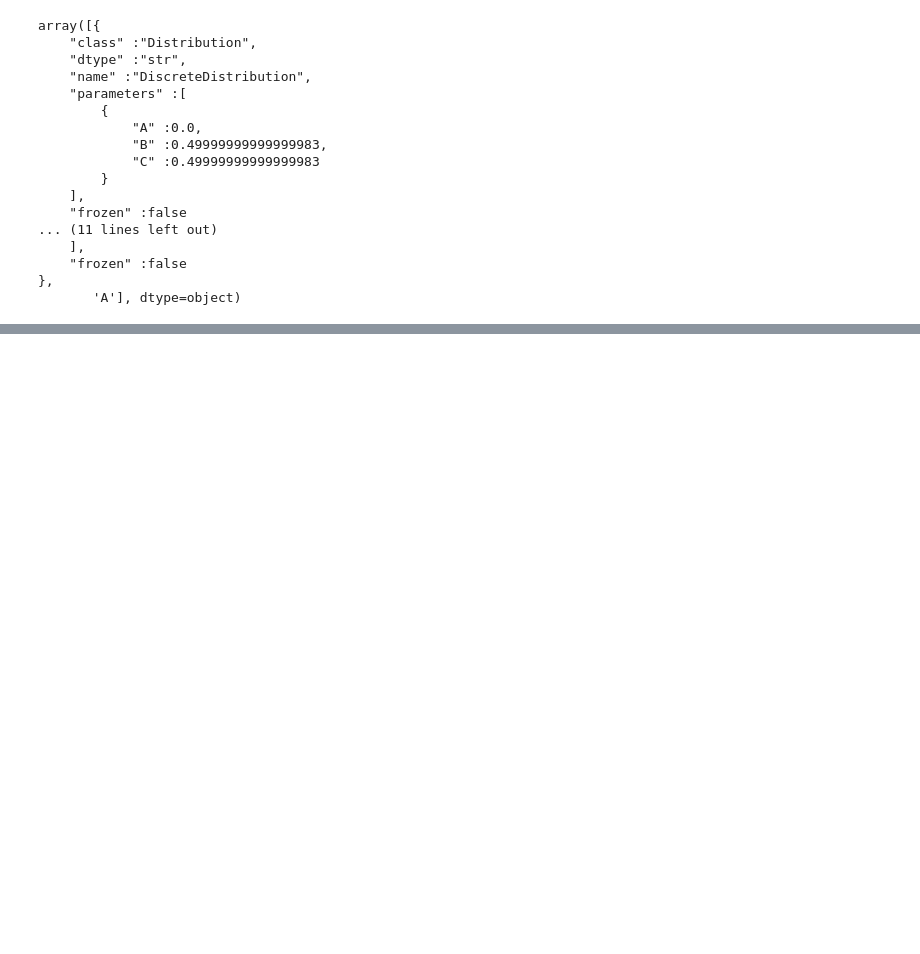
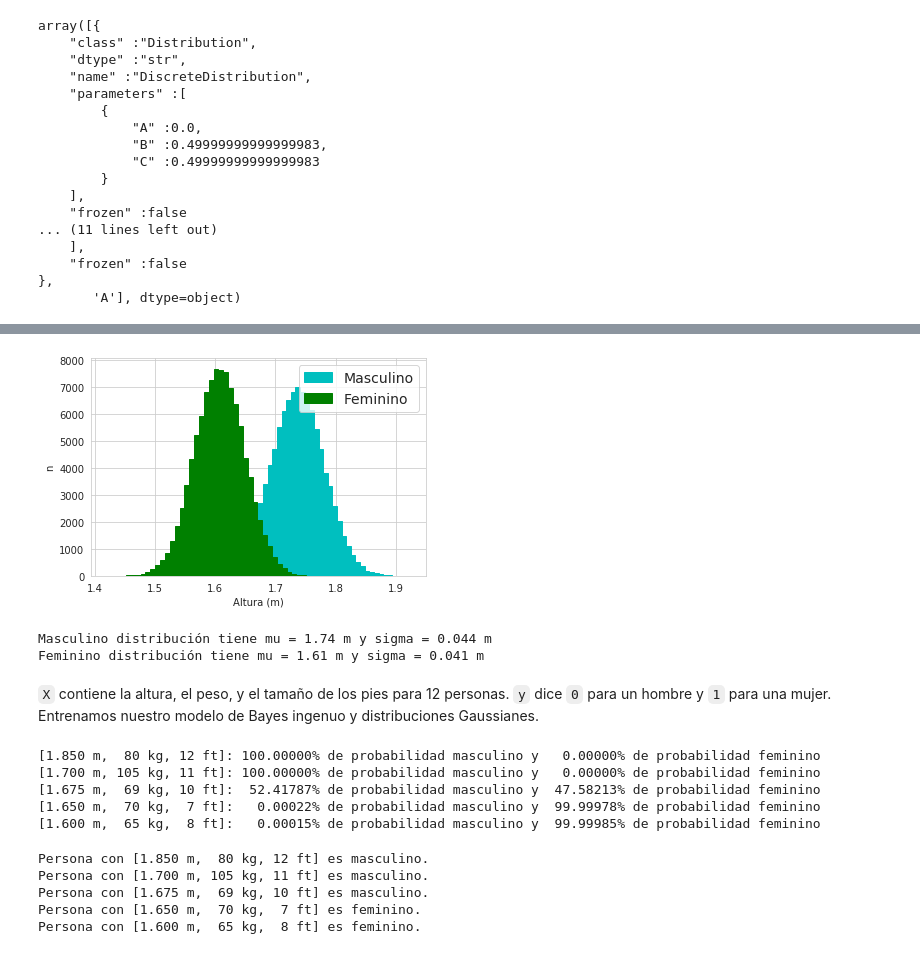
Before and after one commit to GAMES-UChile/Curso-BancoEstado, a Jupyter notebook: modulo9/modulo9.ipynb, the cells around one changed output, grey strips where cells are left out. Cells and saved outputs as stored; diff of their text form; code cells hidden in the pictures; blank space fills up the shorter version.

```diff
--- a/modulo9/modulo9.ipynb
+++ b/modulo9/modulo9.ipynb
@@ -132,0 +142,16 @@ array([{
+# %%
+male.plot(n=100000, edgecolor='c', color='c', bins=50, label='Masculino')
+female.plot(n=100000, edgecolor='g', color='g', bins=50, label='Feminino')
+plt.legend(fontsize=14)
+plt.ylabel('n')
+plt.xlabel('Altura (m)')
+plt.show()
+
+print("Masculino distribución tiene mu = %4.2f m y sigma = %5.3f m" % (male.parameters[0], male.parameters[1]))
+print("Feminino distribución tiene mu = %4.2f m y sigma = %5.3f m" % (female.parameters[0], female.parameters[1]))
+# %% [output]
+[figure, added]
+Masculino distribución tiene mu = 1.74 m y sigma = 0.044 m
+Feminino distribución tiene mu = 1.61 m y sigma = 0.041 m
+# %% [markdown]
+`X` contiene la altura, el peso, y el tamaño de los pies para 12 personas. `y` dice `0` para un hombre y `1` para una mujer. Entrenamos nuestro modelo de Bayes ingenuo y distribuciones Gaussianes.
@@ -132,0 +176,20 @@ array([{
+# %%
+data = np.array([[1.85, 80, 12], [1.70, 105, 11], [1.675, 69, 10], [1.65, 70, 7], [1.60, 65, 8]])
+
+for sample, probability in zip(data, clf.predict_proba(data)):
+    print("[%5.3f m, %3.0f kg, %2.0f ft]: %9.5f%% de probabilidad masculino y %9.5f%% de probabilidad feminino" % (sample[0], sample[1], sample[2], 100*probability[0], 100*probability[1]))
+# %% [output]
+[1.850 m,  80 kg, 12 ft]: 100.00000% de probabilidad masculino y   0.00000% de probabilidad feminino
+[1.700 m, 105 kg, 11 ft]: 100.00000% de probabilidad masculino y   0.00000% de probabilidad feminino
+[1.675 m,  69 kg, 10 ft]:  52.41787% de probabilidad masculino y  47.58213% de probabilidad feminino
+[1.650 m,  70 kg,  7 ft]:   0.00022% de probabilidad masculino y  99.99978% de probabilidad feminino
+[1.600 m,  65 kg,  8 ft]:   0.00015% de probabilidad masculino y  99.99985% de probabilidad feminino
+# %%
+for sample, result in zip(data, clf.predict(data)):
+    print("Persona con [%5.3f m, %3.0f kg, %2.0f ft] es %s." % (sample[0], sample[1], sample[2], "feminino" if result else "masculino"))
+# %% [output]
+Persona con [1.850 m,  80 kg, 12 ft] es masculino.
+Persona con [1.700 m, 105 kg, 11 ft] es masculino.
+Persona con [1.675 m,  69 kg, 10 ft] es masculino.
+Persona con [1.650 m,  70 kg,  7 ft] es feminino.
+Persona con [1.600 m,  65 kg,  8 ft] es feminino.
```
Also changed, not shown: parts of 6 cells of this notebook, 2 other files.
